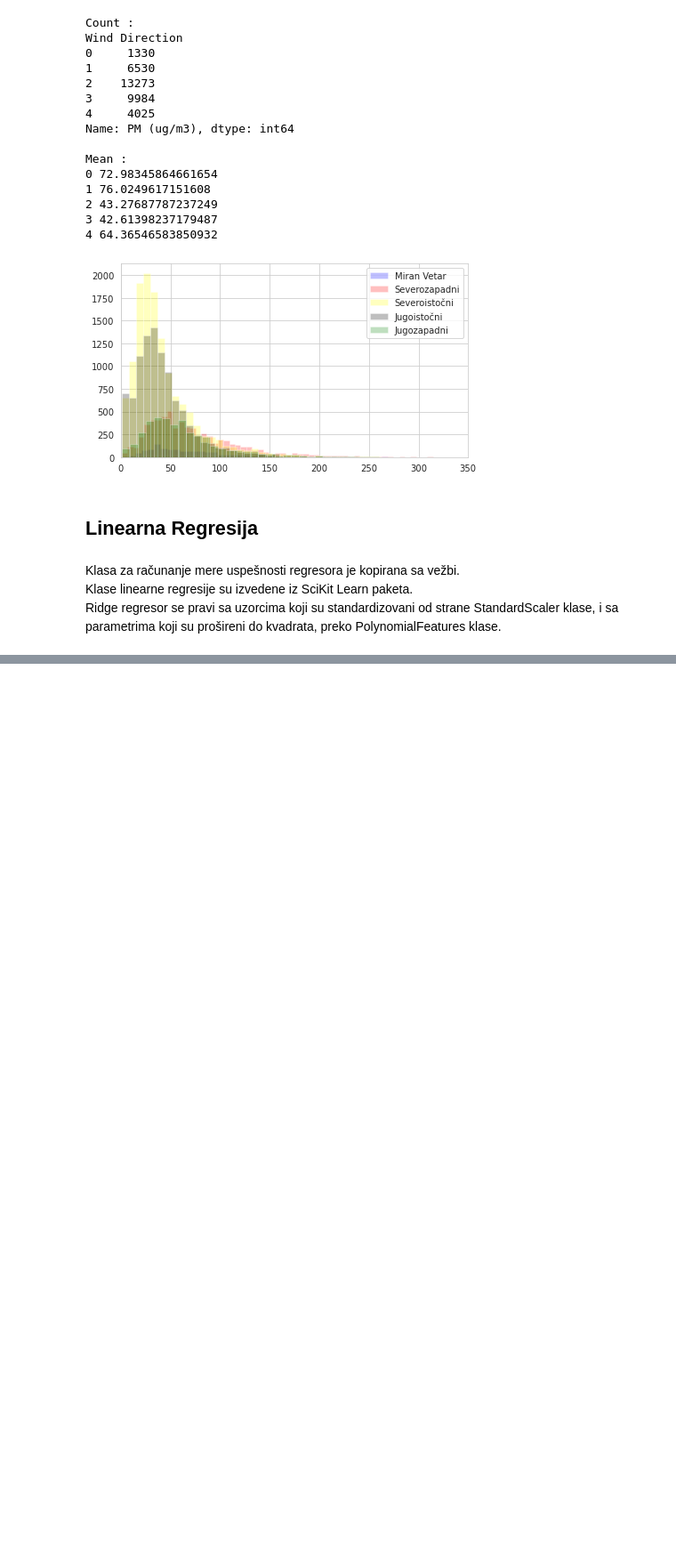
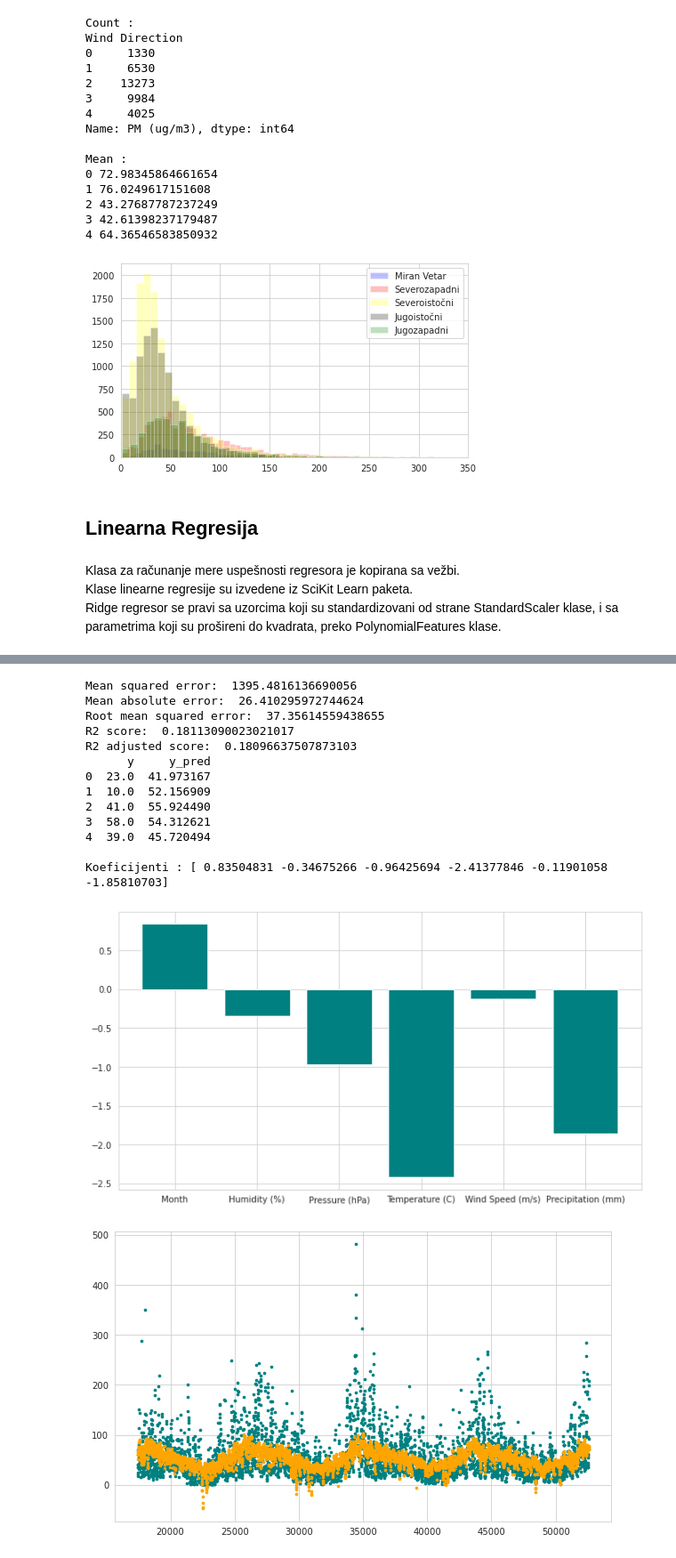
Before and after one commit to stankovictab/ftn-po-shanghai, a Jupyter notebook: shanghai.ipynb, the cells around one changed output, grey strips where cells are left out. Shown at 89% size. Cells and saved outputs as stored; diff of their text form; code cells hidden in the pictures; blank space fills up the shorter version.

```diff
--- a/shanghai.ipynb
+++ b/shanghai.ipynb
@@ -325,0 +423,39 @@ def model_evaluation(y, y_predicted, N, d):
+# %%
+# Pravimo novi skup za treniranje na osnovu trening skupa i skupa za validaciju
+
+x_inter_combined = np.concatenate((x_train, x_valid), axis=0)
+y_combined = np.concatenate((y_train, y_valid), axis=0)
+
+# Treniranje nad kombinovanim skupom
+model.fit(x_inter_combined, y_combined)
+
+# Predikcija nad test skupom
+y_predicted = model.predict(x_test)
+linRegResults = model_evaluation(y_test, y_predicted, x_inter_combined.shape[0], x_inter_combined.shape[1], silent=False)
+print()
+plt.figure(figsize=(11,6))
+sb.set_style("whitegrid")
+plt.bar(x.columns, model.coef_, color = "teal")
+plt.savefig("coeffsSimpleTest.png")
+print("Koeficijenti :", model.coef_)
+
+plt.figure(figsize=(10,6))
+plt.scatter(x_test.index, y_test, s=7, c="teal")
+plt.scatter(x_test.index, y_predicted, s=7, c="orange")
+plt.savefig("scatterSimpleTest.png")
+# %% [output]
+Mean squared error:  1395.4816136690056
+Mean absolute error:  26.410295972744624
+Root mean squared error:  37.35614559438655
+R2 score:  0.18113090023021017
+R2 adjusted score:  0.18096637507873103
+      y     y_pred
+0  23.0  41.973167
+1  10.0  52.156909
+2  41.0  55.924490
+3  58.0  54.312621
+4  39.0  45.720494
+
+Koeficijenti : [ 0.83504831 -0.34675266 -0.96425694 -2.41377846 -0.11901058 -1.85810703]
+[figure, added]
+[figure, added]
```
Also changed, not shown: parts of 27 cells of this notebook, 18 other files.
